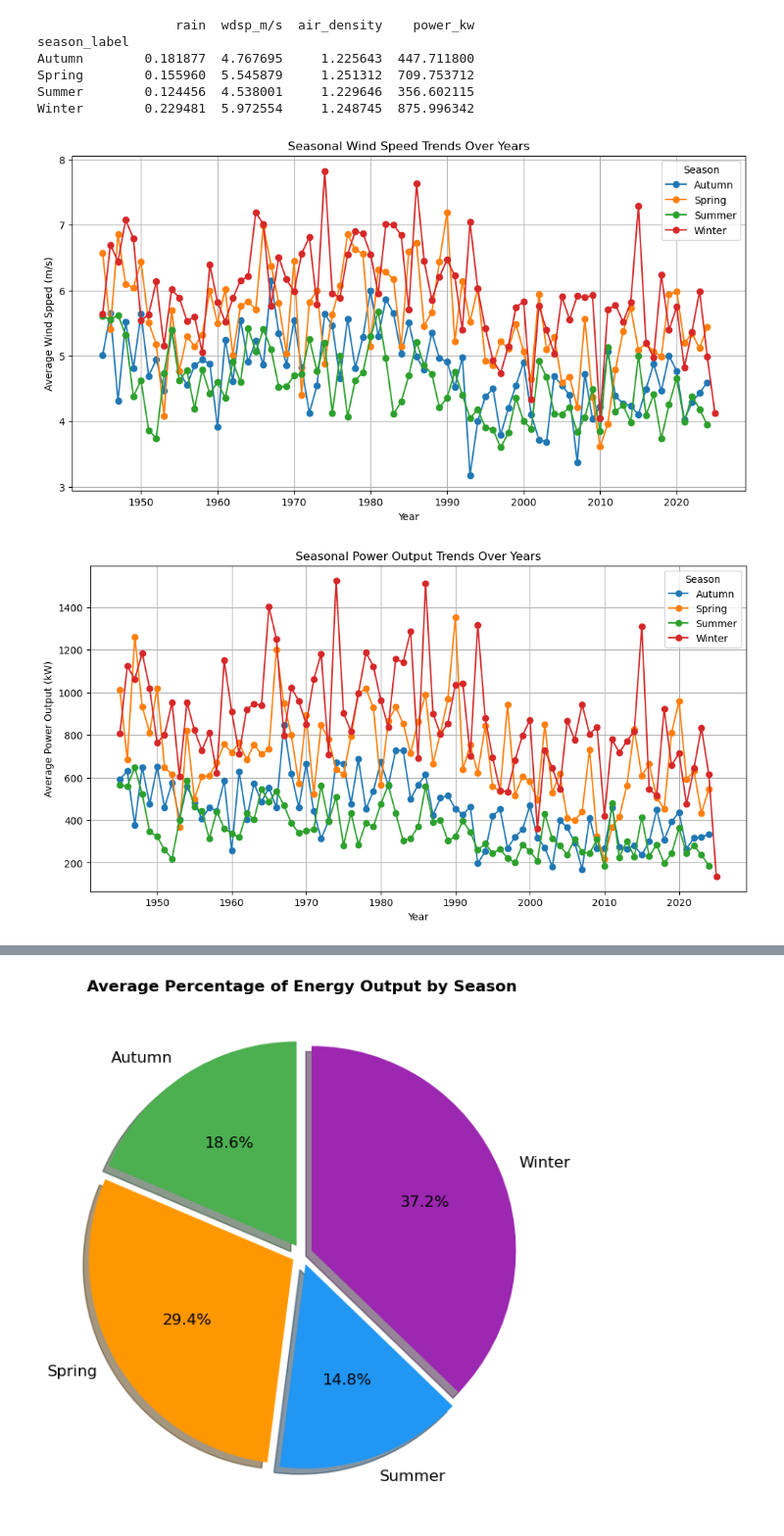
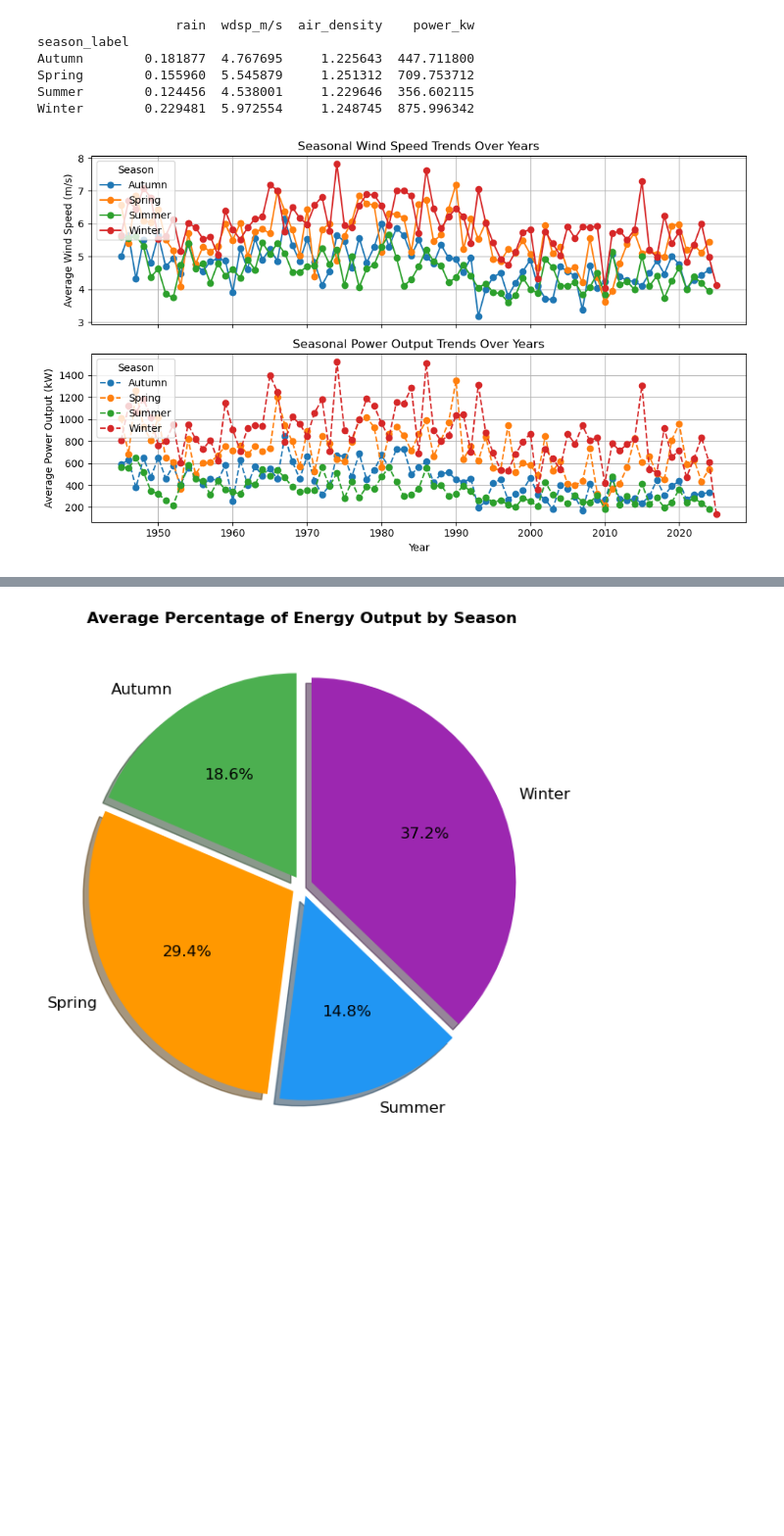
Before and after one commit to ermelinda-q/PFDA, a Jupyter notebook: project/project.ipynb, the cells around one changed output, grey strips where cells are left out. Shown at 98% size. Drawn from its saved outputs; the diff is of its cells as text; code cells hidden in the pictures; blank space fills up the shorter version.

Commit message:
working with graphs by season

```diff
--- a/project/project.ipynb
+++ b/project/project.ipynb
@@ -454,30 +447,29 @@ Spring        0.155960  5.545879     1.251312  709.753712
 Summer        0.124456  4.538001     1.229646  356.602115
 Winter        0.229481  5.972554     1.248745  875.996342
 # %%
-# Group power output by season and year
+# Group wind speed and power output by season and year
 seasonal_trends_wdsp = df_valentia.groupby(['year', 'season_label'])['wdsp_m/s'].mean().unstack()
 seasonal_trends_power = df_valentia.groupby(['year', 'season_label'])['power_kw'].mean().unstack()
+# Create a figure with two subplots (stacked vertically)
+fig, axes = plt.subplots(2, 1, figsize=(10, 6), sharex=True)
 
-# Setting colors for the seasons
-colors = ['#1f77b4', '#ff7f0e', '#2ca02c', '#d62728']  #blue, orange, green, red
+# Plot wind speed trends in the first subplot
+axes[0].plot(seasonal_trends_wdsp, marker='o')
+axes[0].set_title('Seasonal Wind Speed Trends Over Years')
+axes[0].set_ylabel('Average Wind Speed (m/s)')
+axes[0].legend(seasonal_trends_wdsp.columns, title='Season', loc='upper left')
+axes[0].grid()
 
-# Plot data for the seasons.
-seasonal_trends_wdsp.plot(figsize=(12, 6), marker='o')
-plt.title('Seasonal Wind Speed Trends Over Years')
-plt.xlabel('Year')
-plt.ylabel('Average Wind Spped (m/s)')
-plt.legend(title='Season')
-plt.grid()
+# Plot power output trends in the second subplot
+axes[1].plot(seasonal_trends_power, marker='o', linestyle='--')
+axes[1].set_title('Seasonal Power Output Trends Over Years')
+axes[1].set_xlabel('Year')
+axes[1].set_ylabel('Average Power Output (kW)')
+axes[1].legend(seasonal_trends_power.columns, title='Season', loc='upper left')
+axes[1].grid()
+
+# Adjust layout for better spacing
+plt.tight_layout()
 plt.show()
-
-# Plot data for the seasons.
-seasonal_trends_power.plot(figsize=(12, 6), marker='o', color=colors)
-plt.title('Seasonal Power Output Trends Over Years')
-plt.xlabel('Year')
-plt.ylabel('Average Power Output (kW)')
-plt.legend(title='Season')
-plt.grid()
-plt.show()
 # %% [output]
-[figure, old version]
+[figure, new version]
-[figure, removed]
```
Also changed, not shown: parts of 6 cells of this notebook.
